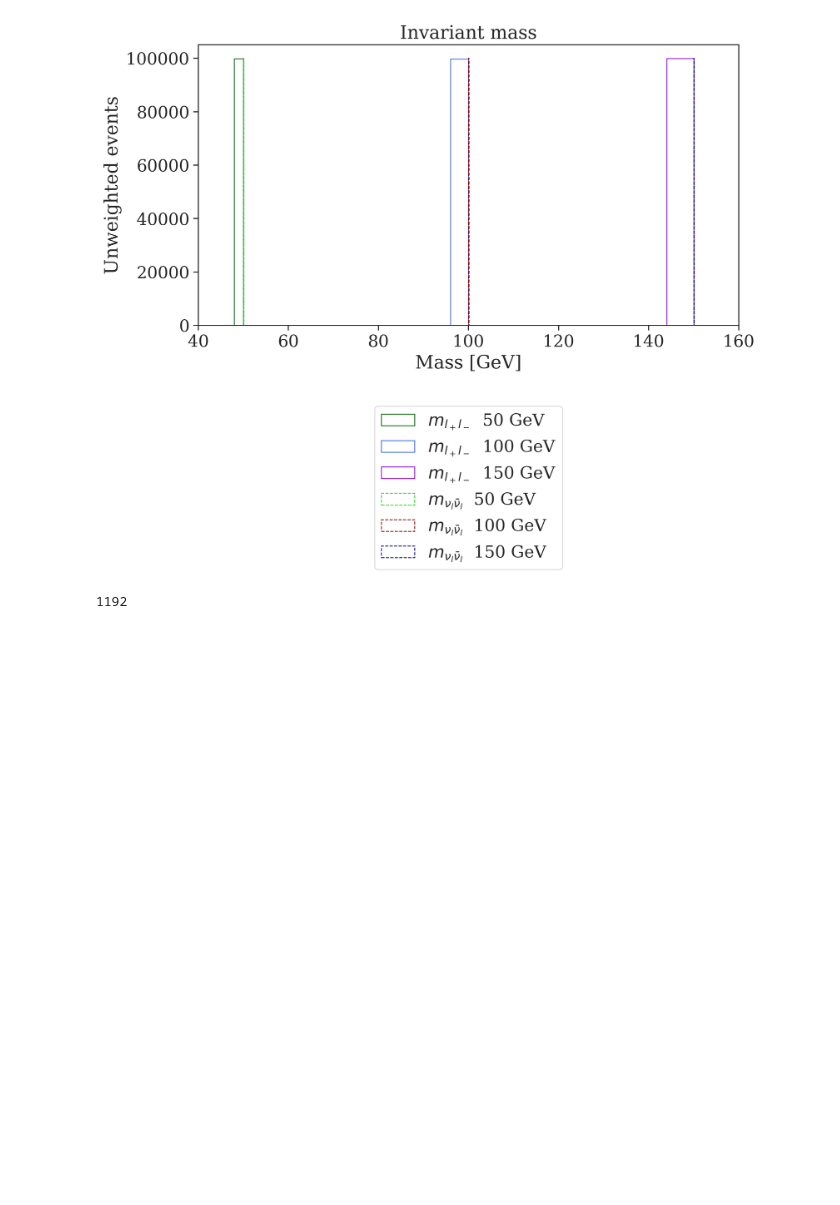
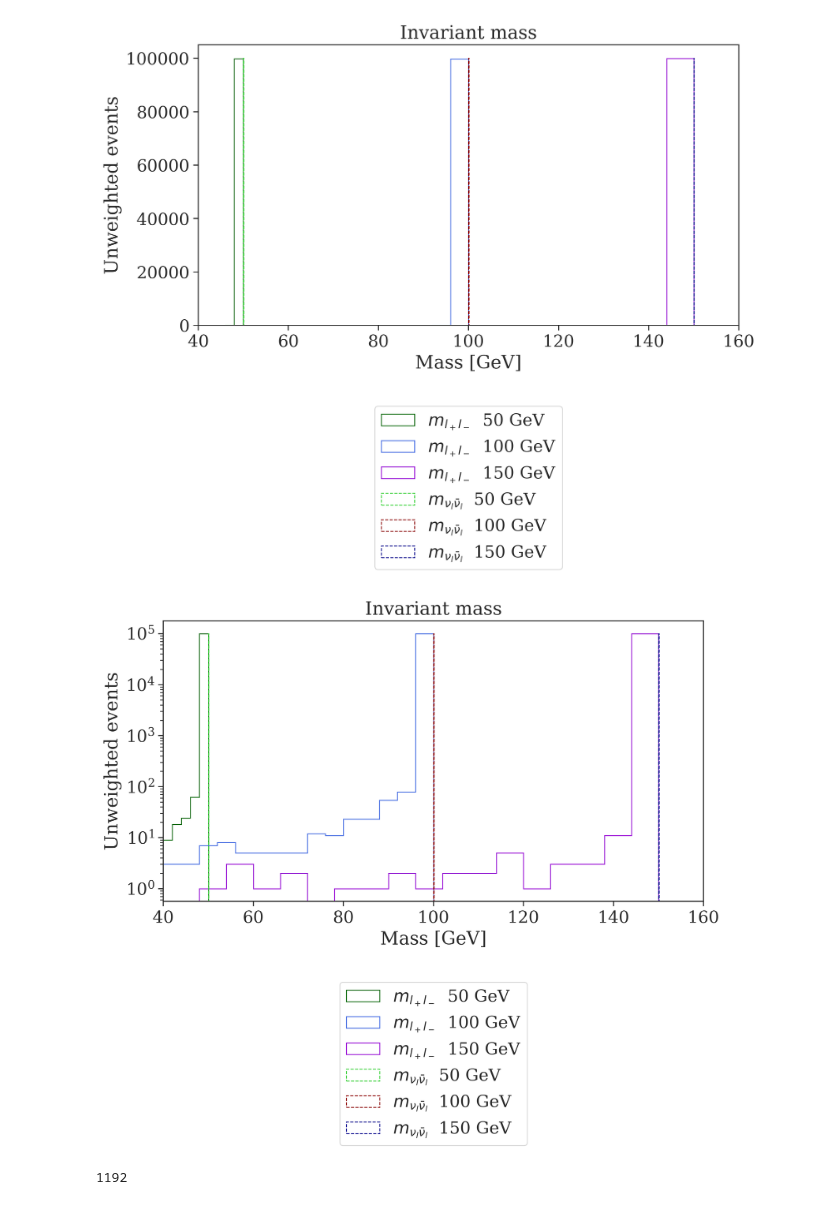
Before and after one commit to viniciusrocca/simulationsSM, a Jupyter notebook: epem2lplm/Zsearch.ipynb, the cells around one changed output. Drawn from its saved outputs; the diff is of its cells as text; code cells hidden in the pictures; blank space fills up the shorter version.

```diff
--- a/epem2lplm/Zsearch.ipynb
+++ b/epem2lplm/Zsearch.ipynb
@@ -174,2 +169,23 @@ rebecapurple, green, royalblue
+# %%
+fig = plt.figure(figsize = [9.2,4.9], dpi = 300)
+plt.hist(mlplm_50[11] + mlplm_50[13], bins = 25, histtype = 'step',  color = 'darkgreen',label =r'$m_{l_+l_-}$  50 GeV ')
+plt.hist(mlplm_100[11] + mlplm_100[13], bins = 25,  histtype = 'step',color = 'royalblue',label =r'$m_{l_+l_-}$  100 GeV ')
+plt.hist(mlplm_150[11] + mlplm_150[13], bins = 25,  histtype = 'step',color = 'darkviolet',label =r'$m_{l_+l_-}$  150 GeV ')
+plt.hist(mnuBarnu_50[12] + mnuBarnu_50[14] + m_nuBarnu_50[16], bins = 10, histtype = 'step', ls = '--',  color = 'limegreen',label =r'$m_{\nu_l\bar{\nu}_l}$  50 GeV ')
+plt.hist(mnuBarnu_100[12] + mnuBarnu_100[14] + m_nuBarnu_100[16], bins = 10, histtype = 'step', ls = '--', color = 'darkred',label =r'$m_{\nu_l\bar{\nu}_l}$  100 GeV ')
+plt.hist(mnuBarnu_150[12] + mnuBarnu_150[14] + m_nuBarnu_150[16], bins = 10, histtype = 'step',  ls = '--',color = 'darkblue',label =r'$m_{\nu_l\bar{\nu}_l}$  150 GeV ')
+
+
+
+plt.xlabel(r'Mass [GeV]')
+plt.title(r'Invariant mass')
+plt.ylabel(r'Unweighted events')
+plt.xlim([40,160])
+plt.legend(bbox_to_anchor=(0.5, -0.9), loc='lower center')
+plt.yscale('log')
+plt.savefig('Invariant_mass_epem.pdf')
+plt.show()
+# %% [output]
+[figure, added]
 # %%
 count = 0
```
Also changed, not shown: parts of 7 cells of this notebook.
